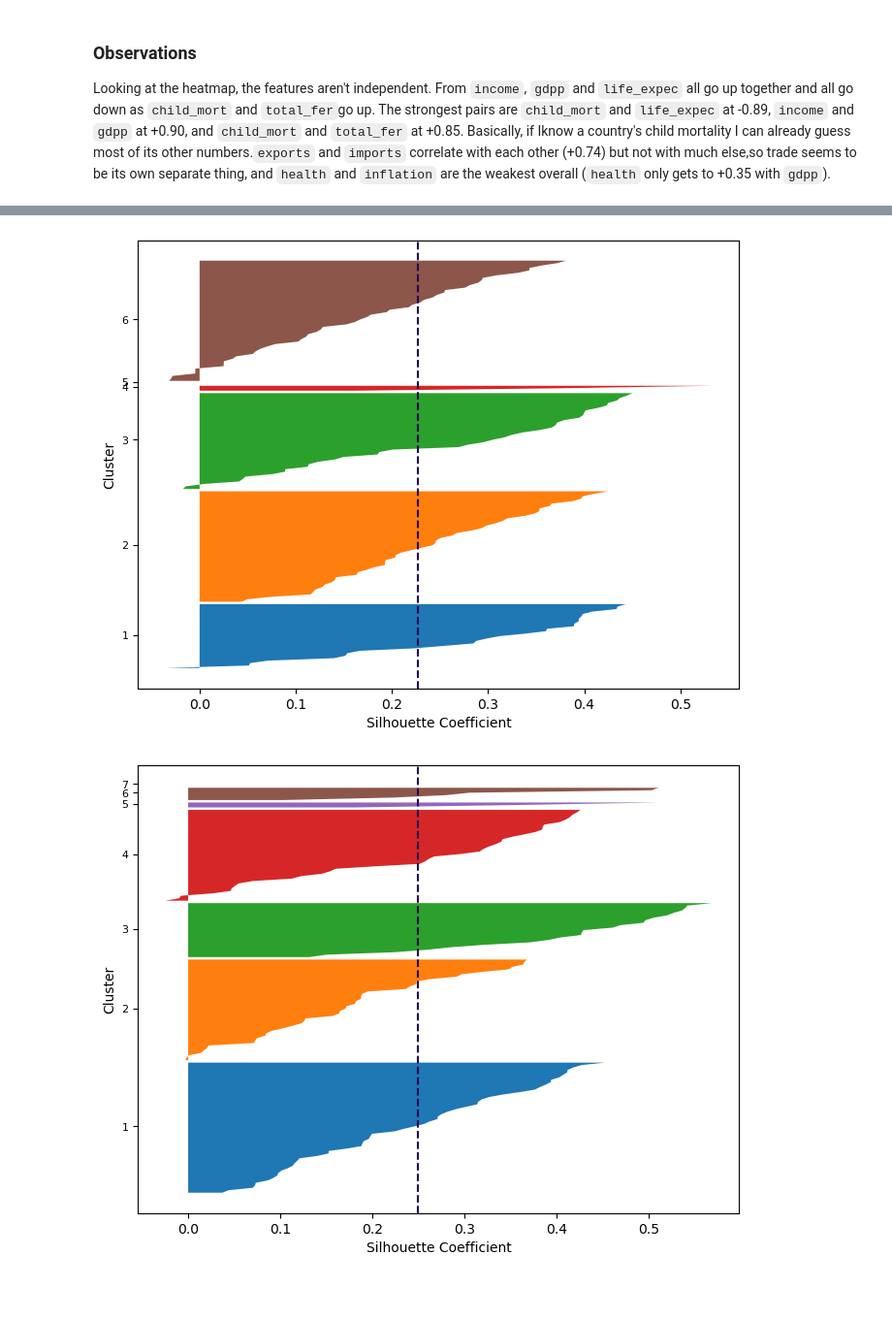
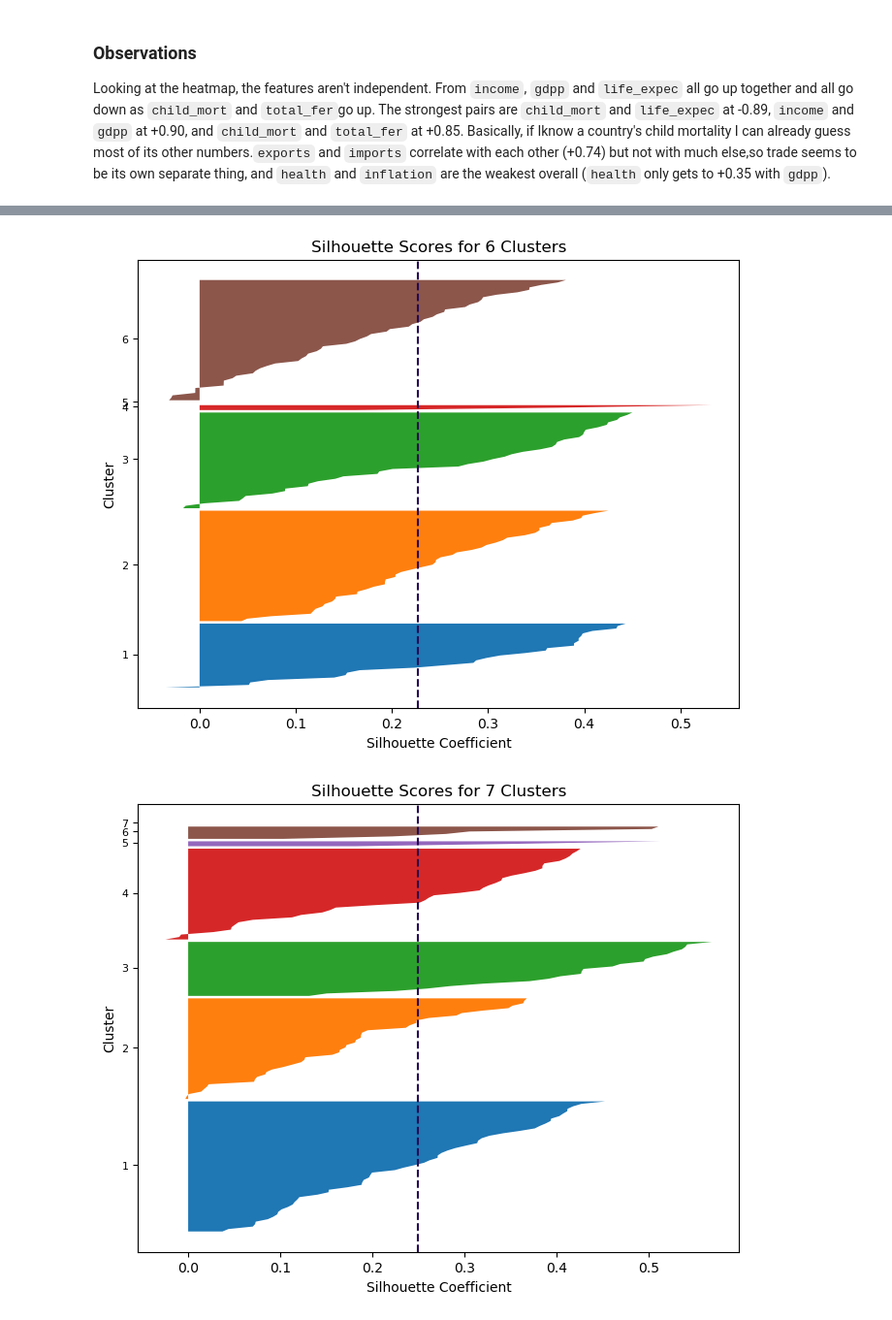
Before and after one commit to LudicrusTwrtle/Unsupervised_ML_Coursework, a Jupyter notebook: Assignment 1/assignment_1.ipynb, the cells around one changed output, grey strips where cells are left out. Shown at 97% size. Cells and saved outputs as stored; diff of their text form; code cells hidden in the pictures; blank space fills up the shorter version.

Commit message:
Add titles to Silhouette Plots

```diff
--- a/Assignment 1/assignment_1.ipynb
+++ b/Assignment 1/assignment_1.ipynb
@@ -158,6 +158,7 @@ def get_kmeans(x_var, y_var=None, k_range=2, lamda=0.0001, epoch=500):
             axis.set_yticks(tick_loc)
             axis.set_yticklabels(np.arange(1,n+2), fontsize=8)
             axis.axvline(silhouette_avg[-1],c=(36/255.0, 9/255.0, 82/255.0),linestyle="--")
+            axis .set_title(f"Silhouette Scores for {k} Clusters")
             axis.set_ylabel("Cluster")
             axis.set_xlabel("Silhouette Coefficient")
             plt.show()
@@ -190,2 +191,2 @@ kmeans_metrics = get_kmeans(country_features,k_range=(2,10))
-[figure, old version]
+[figure, new version]
-[figure, old version]
+[figure, new version]
```
Also changed, not shown: parts of 1 cell of this notebook.
